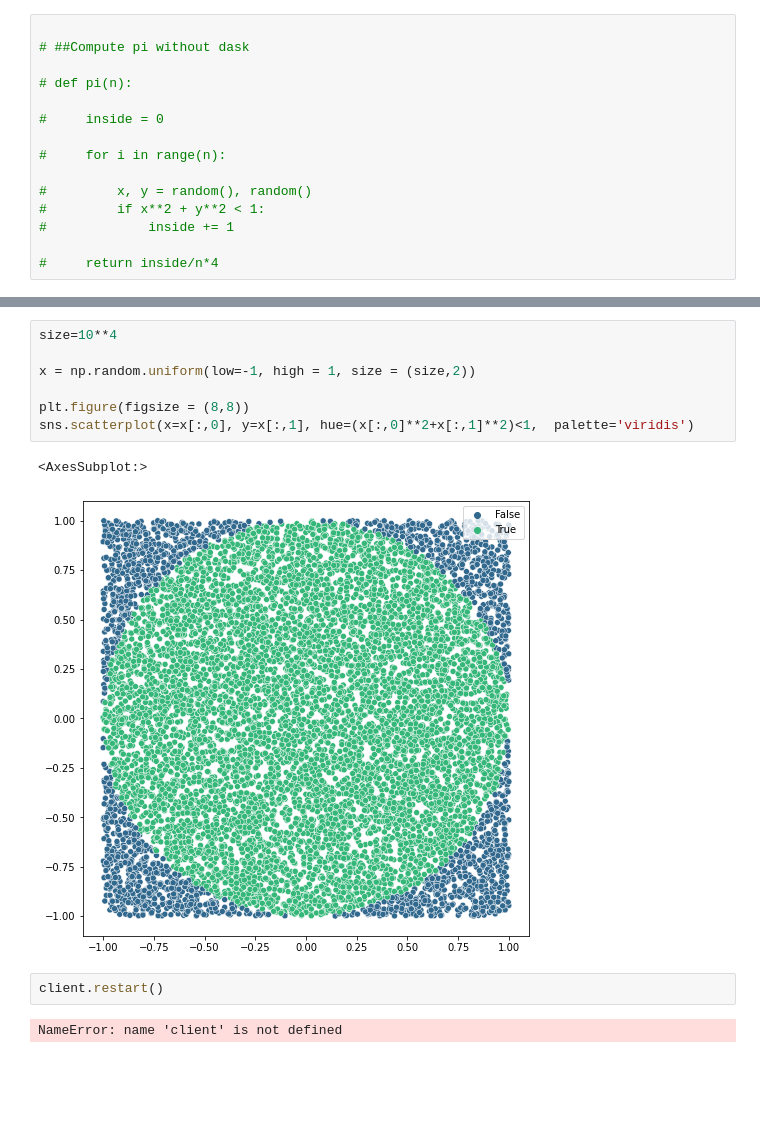
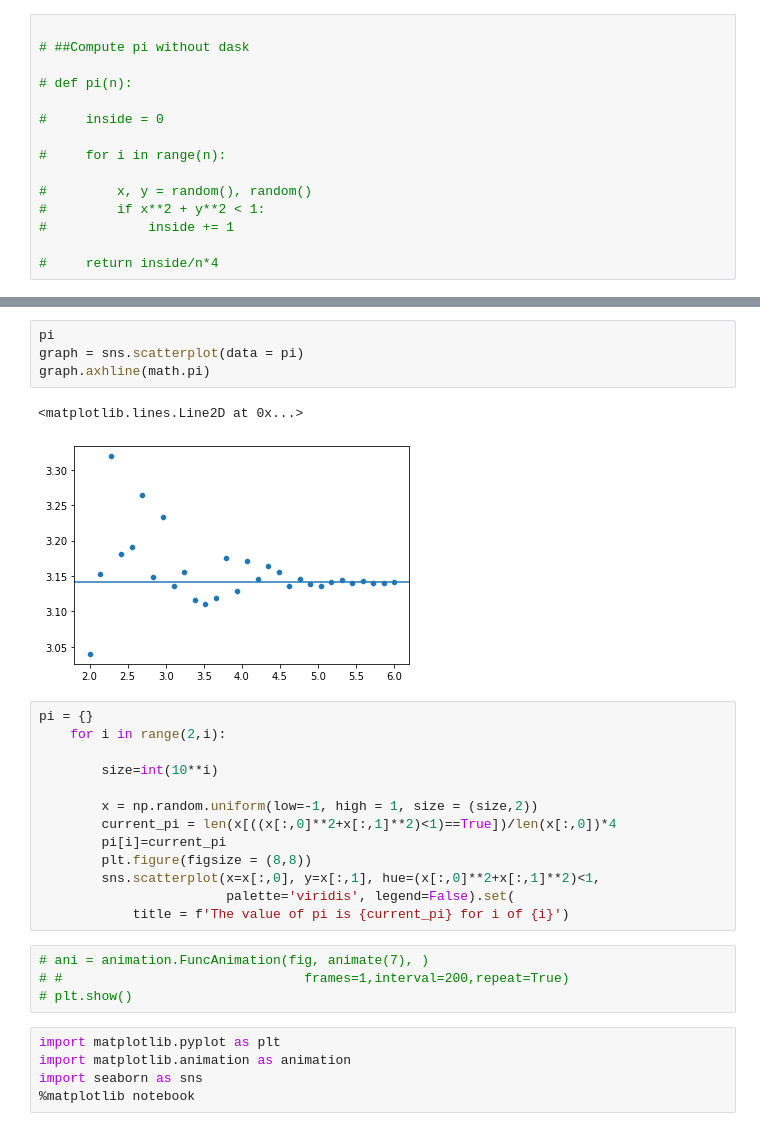
Before and after one commit to ddl-odette/Adv_data_science, a Jupyter notebook: Untitled.ipynb, the cells around one changed output, grey strips where cells are left out. Cells and saved outputs as stored; diff of their text form; blank space fills up the shorter version.

```diff
--- a/Untitled.ipynb
+++ b/Untitled.ipynb
@@ -41,17 +41,32 @@ Wall time: 4.78 s
+# %%
+pi
+graph = sns.scatterplot(data = pi)
+graph.axhline(math.pi)
+# %% [output]
+<matplotlib.lines.Line2D at 0x...>
+[figure, added]
 # %%
-size=10**4
+pi = {}
+    for i in range(2,i):
 
-x = np.random.uniform(low=-1, high = 1, size = (size,2))
+        size=int(10**i)
 
-plt.figure(figsize = (8,8))
-sns.scatterplot(x=x[:,0], y=x[:,1], hue=(x[:,0]**2+x[:,1]**2)<1,  palette='viridis')
+        x = np.random.uniform(low=-1, high = 1, size = (size,2))
+        current_pi = len(x[((x[:,0]**2+x[:,1]**2)<1)==True])/len(x[:,0])*4
+        pi[i]=current_pi
+        plt.figure(figsize = (8,8))
+        sns.scatterplot(x=x[:,0], y=x[:,1], hue=(x[:,0]**2+x[:,1]**2)<1,
+                        palette='viridis', legend=False).set(
+            title = f'The value of pi is {current_pi} for i of {i}')
-# %% [output]
-<AxesSubplot:>
-[figure, removed]
 # %%
-client.restart()
+# ani = animation.FuncAnimation(fig, animate(7), )
+# #                               frames=1,interval=200,repeat=True)
+# plt.show()
-# %% [output]
-NameError: name 'client' is not defined
+# %%
+import matplotlib.pyplot as plt
+import matplotlib.animation as animation
+import seaborn as sns
+%matplotlib notebook
 # %%
 from dask.distributed import Client
 import os
```
Also changed, not shown: parts of 3 cells of this notebook, 1 other file.
